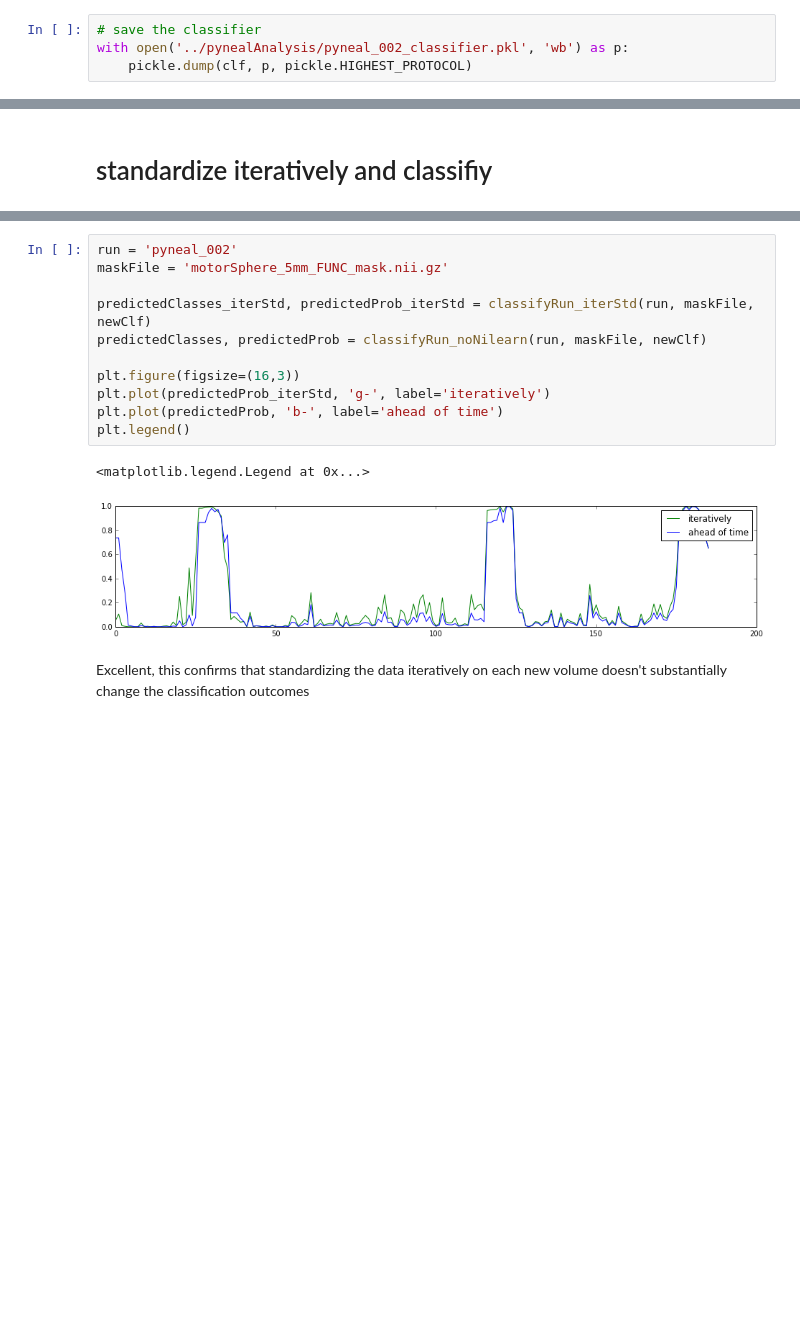
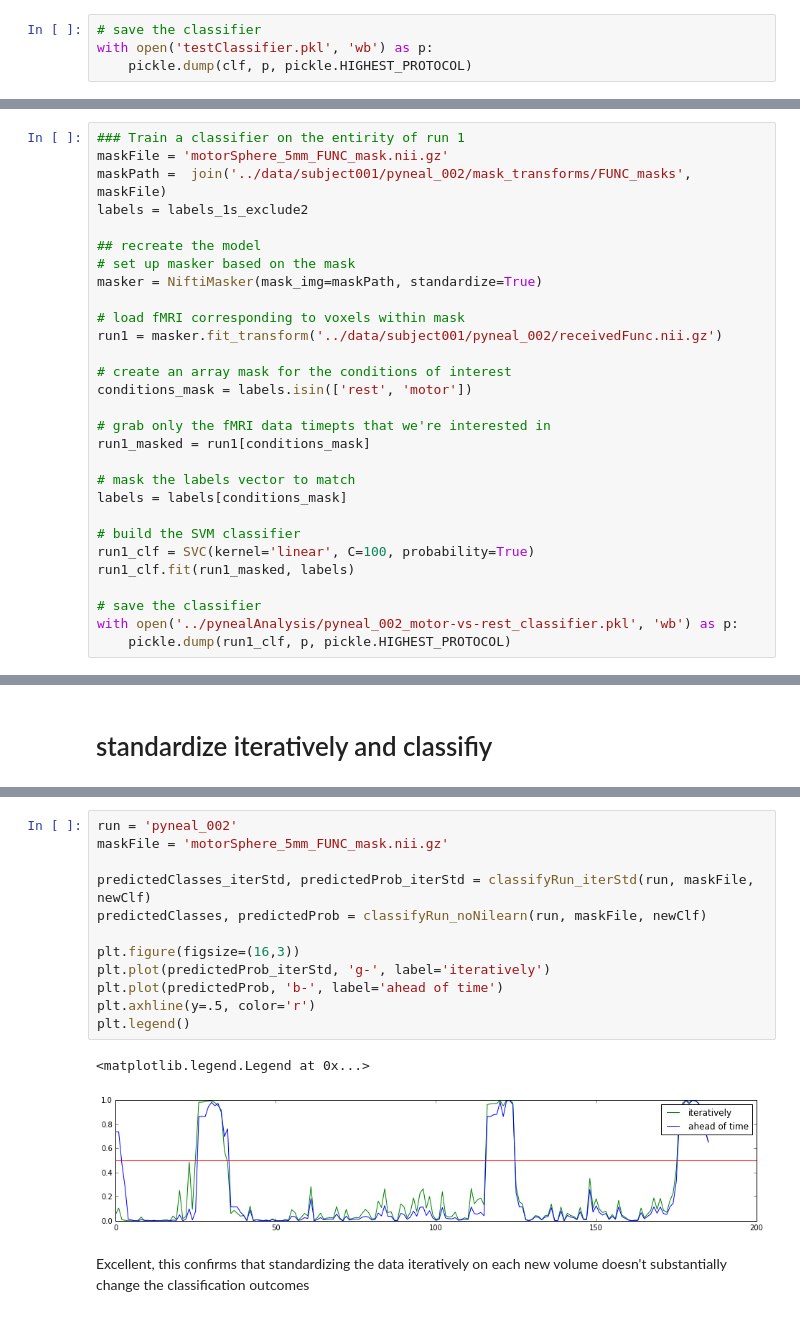
Before and after one commit to jeffmacinnes/b2b, a Jupyter notebook: analysis/subject001_multivoxel.ipynb, the cells around one changed output, grey strips where cells are left out. Saved outputs shown, nothing was run; the diff lists cells and outputs as text; blank space fills up the shorter version.

Commit message:
finished and tested classifier pyneal custom analysis script

```diff
--- a/analysis/subject001_multivoxel.ipynb
+++ b/analysis/subject001_multivoxel.ipynb
@@ -385,7 +385,7 @@ plt.plot(probs)
 [figure]
 # %%
 # save the classifier
-with open('../pynealAnalysis/pyneal_002_classifier.pkl', 'wb') as p:
+with open('testClassifier.pkl', 'wb') as p:
     pickle.dump(clf, p, pickle.HIGHEST_PROTOCOL)
 # %%
 !ls
@@ -408,3 +408,32 @@ Good, confirms saving and loading a trained classifier will work
+# %%
+### Train a classifier on the entirity of run 1
+maskFile = 'motorSphere_5mm_FUNC_mask.nii.gz'
+maskPath =  join('../data/subject001/pyneal_002/mask_transforms/FUNC_masks', maskFile)
+labels = labels_1s_exclude2
+
+## recreate the model
+# set up masker based on the mask
+masker = NiftiMasker(mask_img=maskPath, standardize=True)
+
+# load fMRI corresponding to voxels within mask
+run1 = masker.fit_transform('../data/subject001/pyneal_002/receivedFunc.nii.gz')
+
+# create an array mask for the conditions of interest
+conditions_mask = labels.isin(['rest', 'motor'])
+
+# grab only the fMRI data timepts that we're interested in
+run1_masked = run1[conditions_mask]
+
+# mask the labels vector to match
+labels = labels[conditions_mask]
+
+# build the SVM classifier
+run1_clf = SVC(kernel='linear', C=100, probability=True)
+run1_clf.fit(run1_masked, labels)
+
+# save the classifier
+with open('../pynealAnalysis/pyneal_002_motor-vs-rest_classifier.pkl', 'wb') as p:
+    pickle.dump(run1_clf, p, pickle.HIGHEST_PROTOCOL)
 # %% [markdown]
 # build a classifier tool that does not rely on nilearn for masking the data
 This is to ensure that we can apply the mask in the SAME way, and thus extract the SAME voxels for both training the classifier and then applying it to subsequent runs
@@ -564,17 +587,18 @@ def standardize(signals):
 # %%
 run = 'pyneal_002'
 maskFile = 'motorSphere_5mm_FUNC_mask.nii.gz'
 
 predictedClasses_iterStd, predictedProb_iterStd = classifyRun_iterStd(run, maskFile, newClf)
 predictedClasses, predictedProb = classifyRun_noNilearn(run, maskFile, newClf)
 
 plt.figure(figsize=(16,3))
 plt.plot(predictedProb_iterStd, 'g-', label='iteratively')
 plt.plot(predictedProb, 'b-', label='ahead of time')
+plt.axhline(y=.5, color='r')
 plt.legend()
 # %% [output]
 <matplotlib.legend.Legend at 0x...>
-[figure, old version]
+[figure, new version]
 # %% [markdown]
 Excellent, this confirms that standardizing the data iteratively on each new volume doesn't substantially change the classification outcomes
 # %%
```
Also changed, not shown: parts of 6 cells of this notebook, 3 other files.
